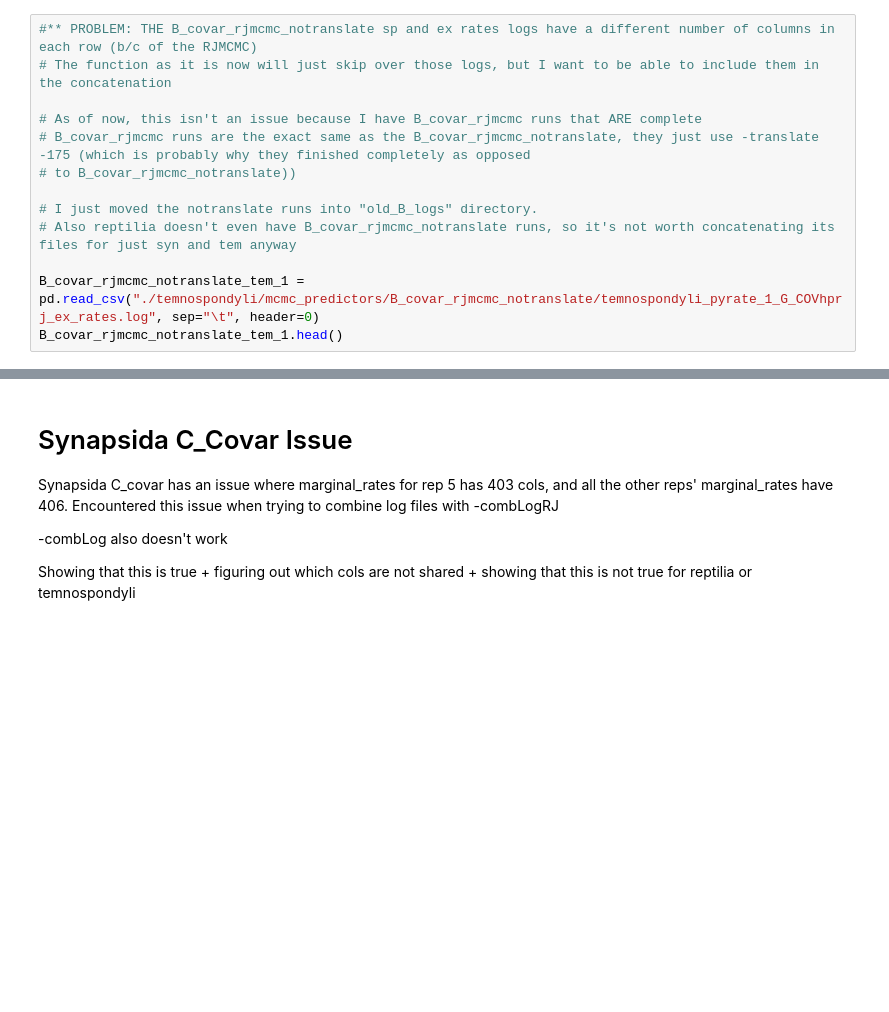
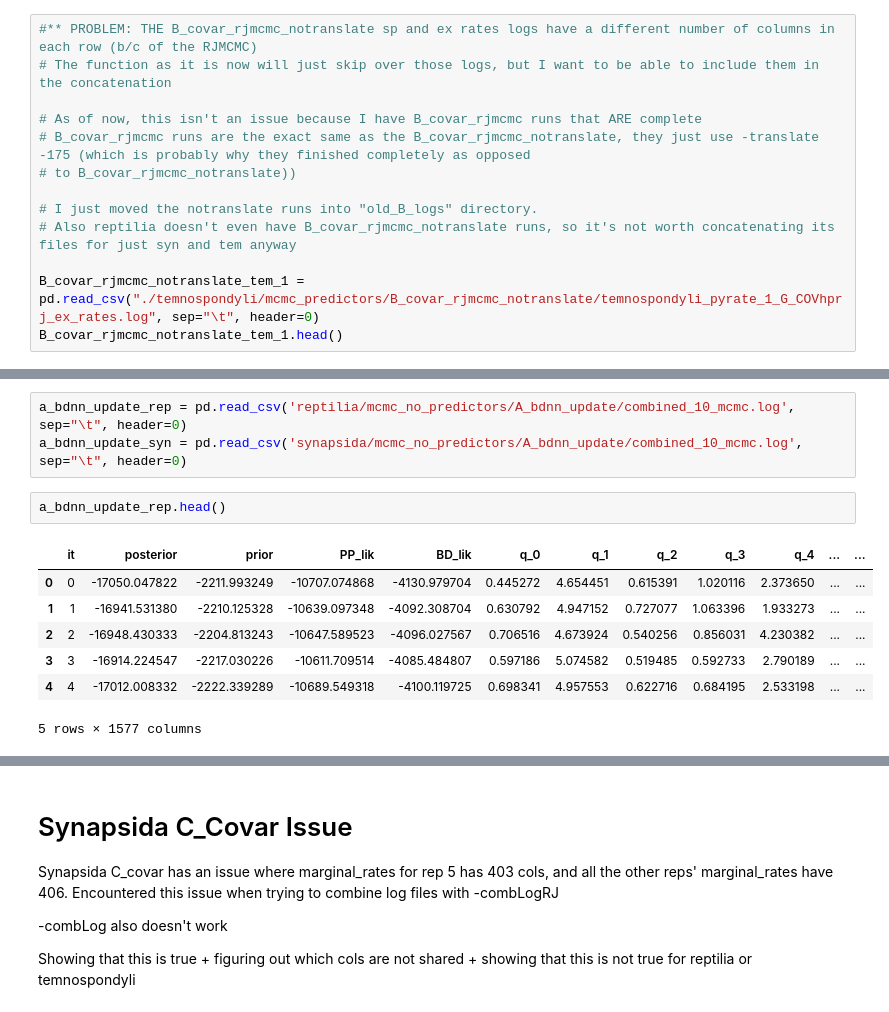
Before and after one commit to shelleylwang/pt_diversity_rates, a Jupyter notebook: mcmc_logs_eda.ipynb, the cells around one changed output, grey strips where cells are left out. Cells and saved outputs as stored; diff of their text form; blank space fills up the shorter version.

```diff
--- a/mcmc_logs_eda.ipynb
+++ b/mcmc_logs_eda.ipynb
@@ -1539,0 +1554,13 @@ B_covar_rjmcmc_notranslate_tem_1.head()
+# %%
+a_bdnn_update_rep = pd.read_csv('reptilia/mcmc_no_predictors/A_bdnn_update/combined_10_mcmc.log', sep="\t", header=0)
+a_bdnn_update_syn = pd.read_csv('synapsida/mcmc_no_predictors/A_bdnn_update/combined_10_mcmc.log', sep="\t", header=0)
+# %%
+a_bdnn_update_rep.head()
+# %% [output]
+|  | it | posterior | prior | PP_lik | BD_lik | q_0 | q_1 | q_2 | q_3 | q_4 | ... | ... |
+| 0 | 0 | -17050.047822 | -2211.993249 | -10707.074868 | -4130.979704 | 0.445272 | 4.654451 | 0.615391 | 1.020116 | 2.373650 | ... | ... |
+| 1 | 1 | -16941.531380 | -2210.125328 | -10639.097348 | -4092.308704 | 0.630792 | 4.947152 | 0.727077 | 1.063396 | 1.933273 | ... | ... |
+| 2 | 2 | -16948.430333 | -2204.813243 | -10647.589523 | -4096.027567 | 0.706516 | 4.673924 | 0.540256 | 0.856031 | 4.230382 | ... | ... |
+| 3 | 3 | -16914.224547 | -2217.030226 | -10611.709514 | -4085.484807 | 0.597186 | 5.074582 | 0.519485 | 0.592733 | 2.790189 | ... | ... |
+| 4 | 4 | -17012.008332 | -2222.339289 | -10689.549318 | -4100.119725 | 0.698341 | 4.957553 | 0.622716 | 0.684195 | 2.533198 | ... | ... |
+5 rows × 1577 columns
```
Also changed, not shown: parts of 3 cells of this notebook, 18 other files.
